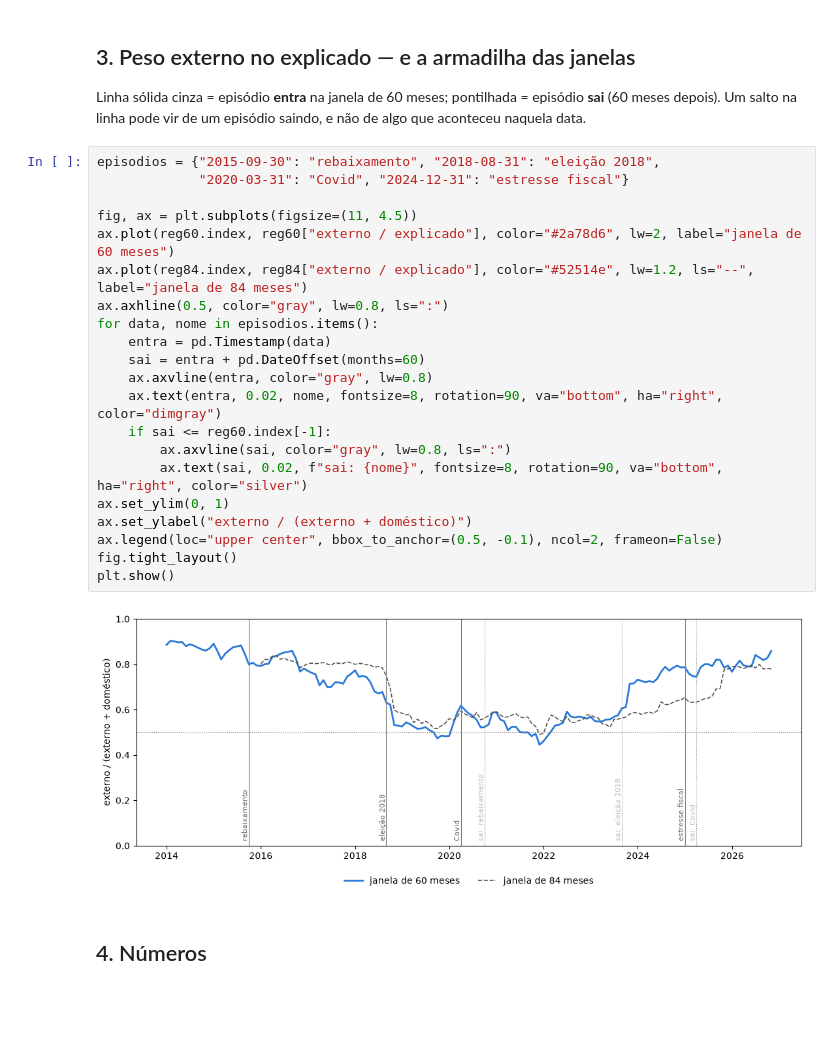
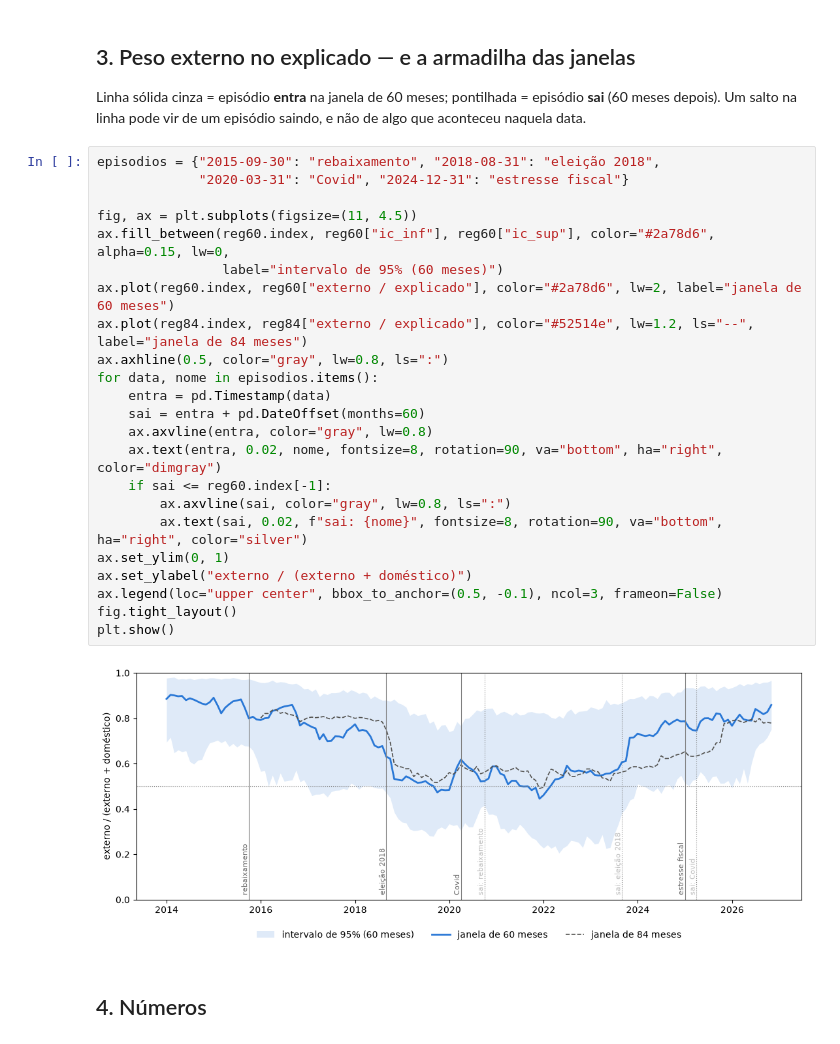
Before and after one commit to guireikdal/cambio_dol.brl_fatores, a Jupyter notebook: 06_janelas_moveis.ipynb, the cells around one changed output. Drawn from its saved outputs; the diff is of its cells as text; blank space fills up the shorter version.

Commit message:
Intervalo de confiança por bootstrap em blocos nas janelas móveis

```diff
--- a/06_janelas_moveis.ipynb
+++ b/06_janelas_moveis.ipynb
@@ -84,26 +135,28 @@ depois). Um salto na linha pode vir de um episódio saindo, e não de algo que a
 # %%
 episodios = {"2015-09-30": "rebaixamento", "2018-08-31": "eleição 2018",
              "2020-03-31": "Covid", "2024-12-31": "estresse fiscal"}
 
 fig, ax = plt.subplots(figsize=(11, 4.5))
+ax.fill_between(reg60.index, reg60["ic_inf"], reg60["ic_sup"], color="#2a78d6", alpha=0.15, lw=0,
+                label="intervalo de 95% (60 meses)")
 ax.plot(reg60.index, reg60["externo / explicado"], color="#2a78d6", lw=2, label="janela de 60 meses")
 ax.plot(reg84.index, reg84["externo / explicado"], color="#52514e", lw=1.2, ls="--", label="janela de 84 meses")
 ax.axhline(0.5, color="gray", lw=0.8, ls=":")
 for data, nome in episodios.items():
     entra = pd.Timestamp(data)
     sai = entra + pd.DateOffset(months=60)
     ax.axvline(entra, color="gray", lw=0.8)
     ax.text(entra, 0.02, nome, fontsize=8, rotation=90, va="bottom", ha="right", color="dimgray")
     if sai <= reg60.index[-1]:
         ax.axvline(sai, color="gray", lw=0.8, ls=":")
         ax.text(sai, 0.02, f"sai: {nome}", fontsize=8, rotation=90, va="bottom", ha="right", color="silver")
 ax.set_ylim(0, 1)
 ax.set_ylabel("externo / (externo + doméstico)")
-ax.legend(loc="upper center", bbox_to_anchor=(0.5, -0.1), ncol=2, frameon=False)
+ax.legend(loc="upper center", bbox_to_anchor=(0.5, -0.1), ncol=3, frameon=False)
 fig.tight_layout()
 plt.show()
 # %% [output]
-[figure, old version]
+[figure, new version]
 # %% [markdown]
 ## 4. Números
 # %%
```
Also changed, not shown: parts of 2 cells of this notebook, 5 other files.
